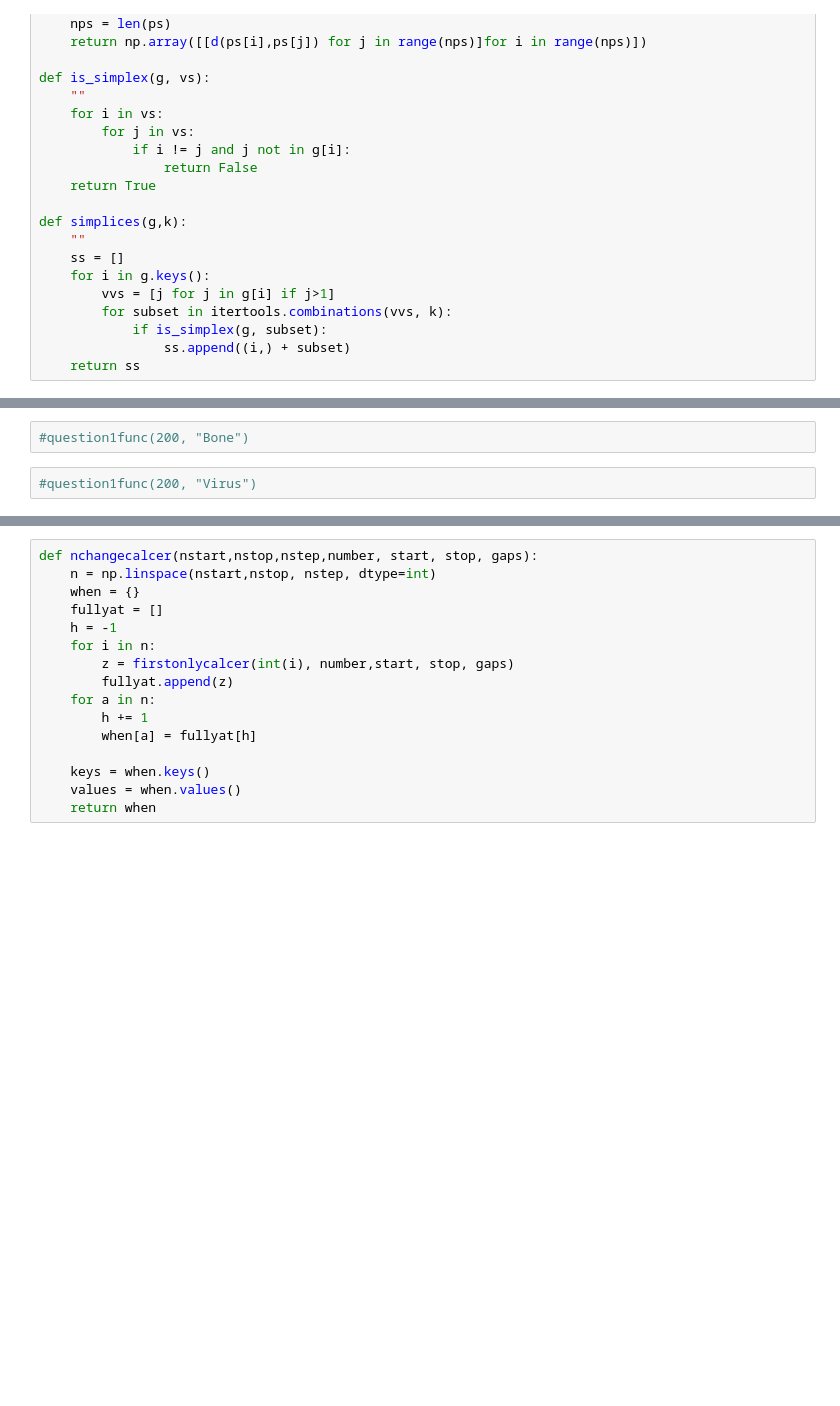
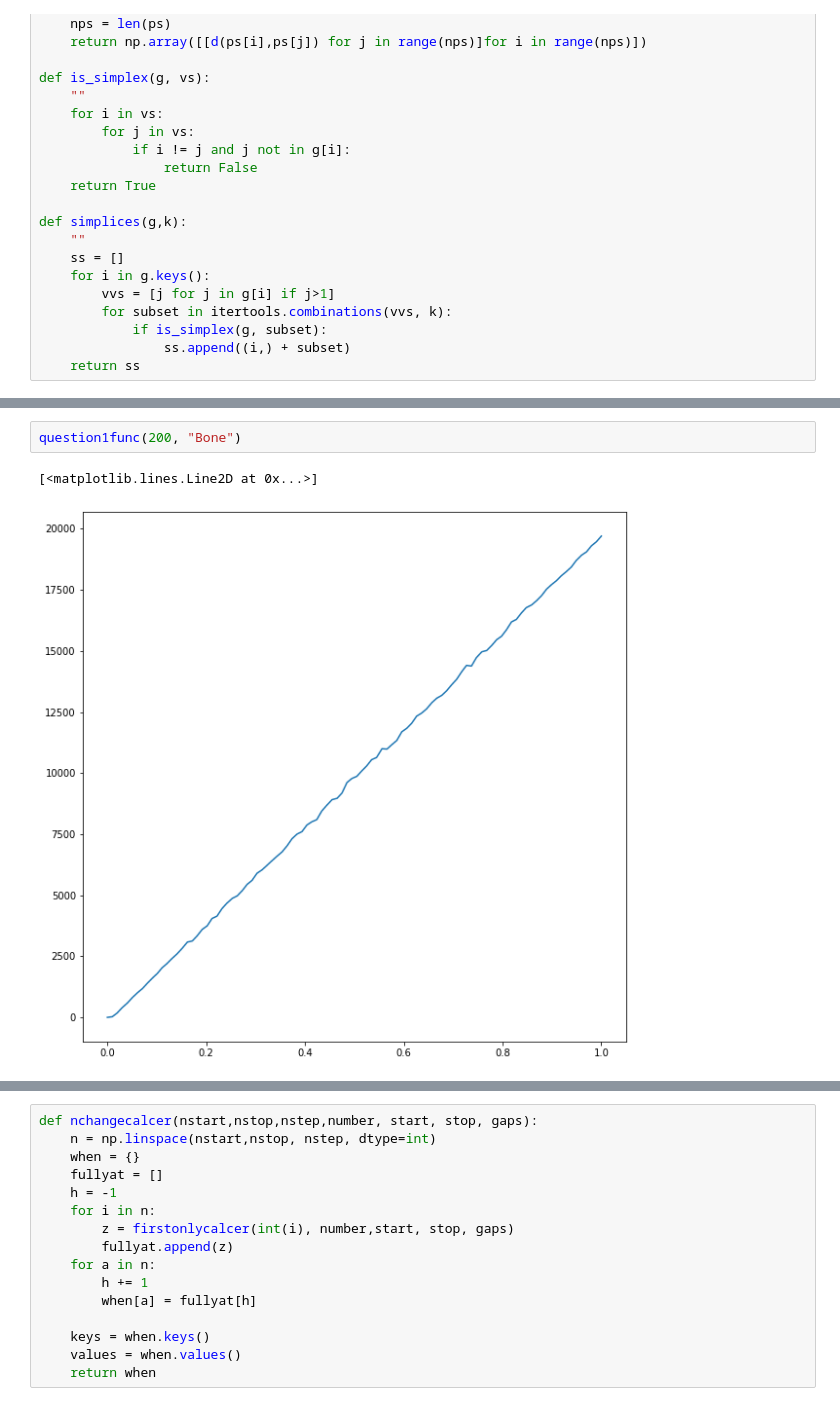
Before and after one commit to RonanJCorlessStudent/HomeworkRepo, a Jupyter notebook: DA Topology HW Q1.ipynb, the cells around one changed output, grey strips where cells are left out. Drawn from its saved outputs; the diff is of its cells as text; blank space fills up the shorter version.

```diff
--- a/DA Topology HW Q1.ipynb
+++ b/DA Topology HW Q1.ipynb
@@ -121,6 +135,7 @@ def question1func(nodes, verse):
 # %%
-#question1func(200, "Bone")
+question1func(200, "Bone")
+# %% [output]
+[<matplotlib.lines.Line2D at 0x...>]
+[figure, added]
-# %%
-#question1func(200, "Virus")
 # %%
 def whenfullinfected(nodes, number, start, stop, gaps):
```
Also changed, not shown: parts of 15 cells of this notebook, 11 other files.
